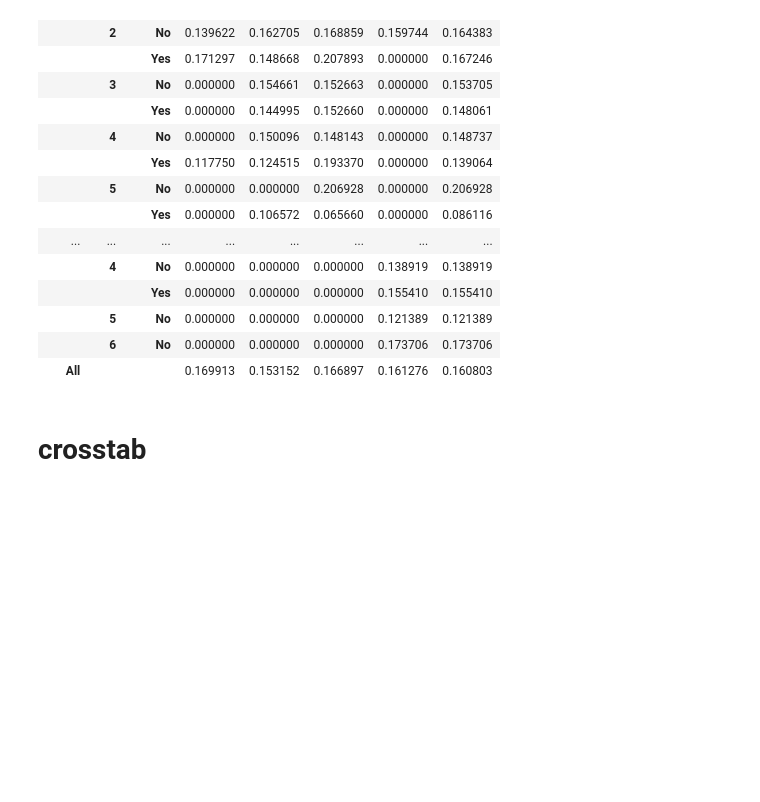
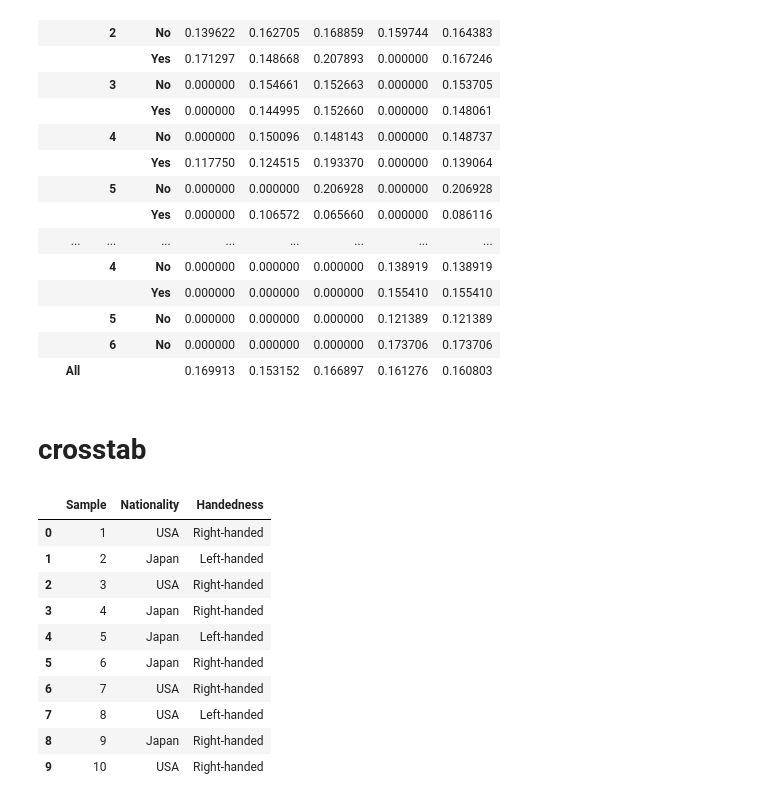
Before and after one commit to jayr0n/AnalysesStudiesandPlots, a Jupyter notebook: studies/aggregations and groups/weighted_mean.ipynb, the cells around one changed output. Drawn from its saved outputs; the diff is of its cells as text; code cells hidden in the pictures; blank space fills up the shorter version.

```diff
--- a/studies/aggregations and groups/weighted_mean.ipynb
+++ b/studies/aggregations and groups/weighted_mean.ipynb
@@ -222,3 +224,17 @@ data = """Sample  Nationality  Handedness
 9   Japan    Right-handed
 10  USA  Right-handed"""
 data = pd.read_table(StringIO(data), sep="\s+")
+# %%
+data
+# %% [output]
+|  | Sample | Nationality | Handedness |
+| 0 | 1 | USA | Right-handed |
+| 1 | 2 | Japan | Left-handed |
+| 2 | 3 | USA | Right-handed |
+| 3 | 4 | Japan | Right-handed |
+| 4 | 5 | Japan | Left-handed |
+| 5 | 6 | Japan | Right-handed |
+| 6 | 7 | USA | Right-handed |
+| 7 | 8 | USA | Left-handed |
+| 8 | 9 | Japan | Right-handed |
+| 9 | 10 | USA | Right-handed |
```
Also changed, not shown: parts of 6 cells of this notebook.
